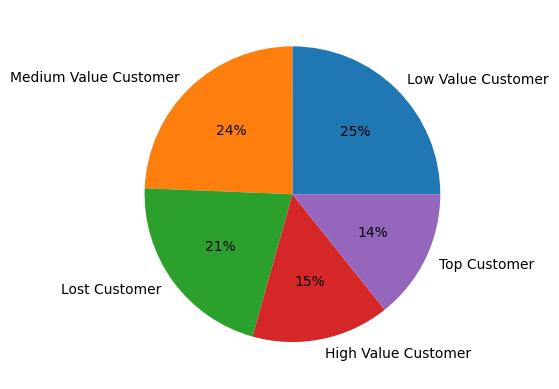
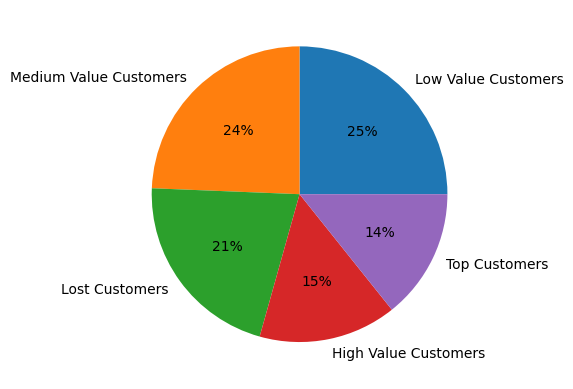
Unified diff of the notebook cell whose output changed from the first chart to the second:
--- before
+++ after
@@ -1 +1,2 @@
 plt.pie(rfm_df["Customer Segment"].value_counts(), labels = rfm_df["Customer Segment"].value_counts().index,autopct='%.0f%%')
+plt.savefig('Images/CustomerSegments.png')

Commit: Add files via upload